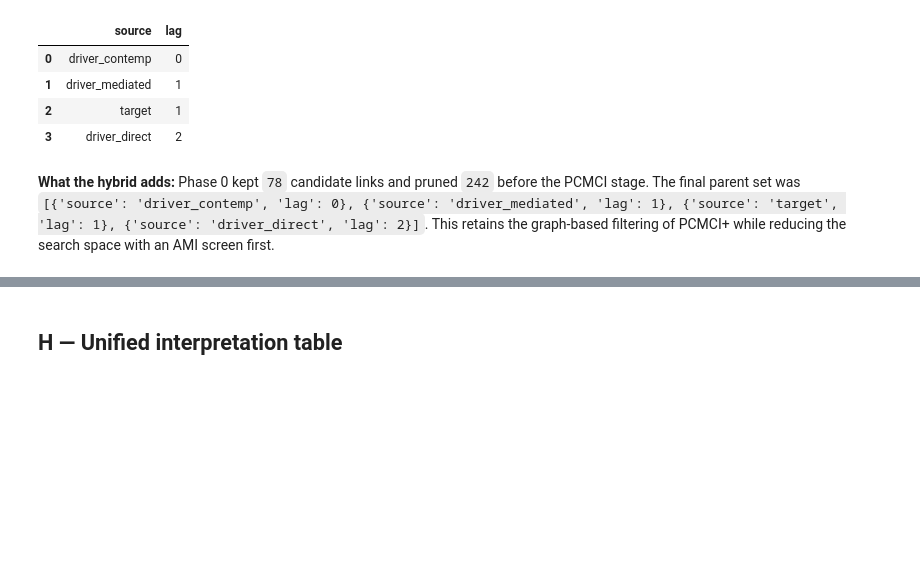
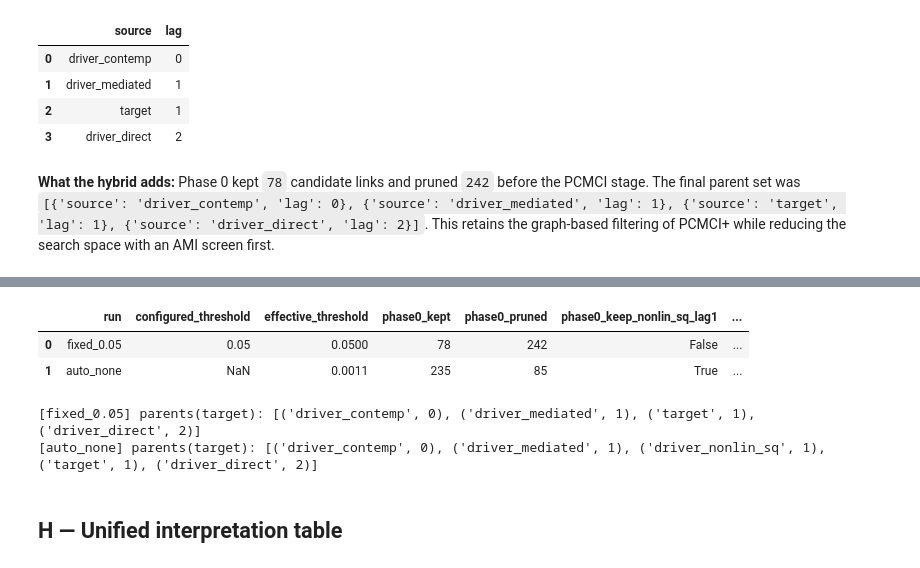
Before and after one commit to AdamKrysztopa/dependence-forecastability, a Jupyter notebook: notebooks/walkthroughs/01_covariant_informative_showcase.ipynb, the cells around one changed output, grey strips where cells are left out. Cells and saved outputs as stored; diff of their text form; code cells hidden in the pictures; blank space fills up the shorter version.

Commit message:
feat: add threshold sensitivity check for nonlinear parents in covariant analysis

```diff
--- a/notebooks/walkthroughs/01_covariant_informative_showcase.ipynb
+++ b/notebooks/walkthroughs/01_covariant_informative_showcase.ipynb
@@ -501,3 +511,64 @@ if bundle_all.pcmci_ami_result is not None:
+# %%
+from forecastability.adapters.pcmci_ami_adapter import PcmciAmiAdapter
+
+benchmark_df_threshold = generate_covariant_benchmark(n=N_BENCHMARK, seed=SEED)
+var_names = ["target", *[c for c in benchmark_df_threshold.columns if c != "target"]]
+panel = np.column_stack([benchmark_df_threshold[name].to_numpy() for name in var_names])
+
+
+def _phase0_kept_lag1(result, source: str) -> bool:
+    return any(
+        score.target == "target" and score.source == source and score.lag == 1
+        for score in result.phase0_mi_scores
+    )
+
+
+def _is_final_parent_lag1(result, source: str) -> bool:
+    return (source, 1) in set(result.causal_graph.parents.get("target", []))
+
+
+threshold_cases = [
+    ("fixed_0.05", 0.05),
+    ("auto_none", None),
+]
+
+rows: list[dict[str, object]] = []
+for label, threshold in threshold_cases:
+    adapter = PcmciAmiAdapter(ami_threshold=threshold)
+    result = adapter.discover_full(
+        panel,
+        var_names,
+        max_lag=MAX_LAG,
+        alpha=0.01,
+        random_state=SEED,
+    )
+    parents_target = sorted(result.causal_graph.parents.get("target", []), key=lambda x: (x[1], x[0]))
+    rows.append(
+        {
+            "run": label,
+            "configured_threshold": threshold,
+            "effective_threshold": result.ami_threshold,
+            "phase0_kept": result.phase0_kept_count,
+            "phase0_pruned": result.phase0_pruned_count,
+            "phase0_keep_nonlin_sq_lag1": _phase0_kept_lag1(result, "driver_nonlin_sq"),
+            "phase0_keep_nonlin_abs_lag1": _phase0_kept_lag1(result, "driver_nonlin_abs"),
+            "final_parent_nonlin_sq_lag1": _is_final_parent_lag1(result, "driver_nonlin_sq"),
+            "final_parent_nonlin_abs_lag1": _is_final_parent_lag1(result, "driver_nonlin_abs"),
+            "final_parents_target": parents_target,
+        }
+    )
+
+threshold_report = pd.DataFrame(rows)
+display(threshold_report)
+
+for row in rows:
+    print(f"[{row['run']}] parents(target): {row['final_parents_target']}")
+# %% [output]
+|  | run | configured_threshold | effective_threshold | phase0_kept | phase0_pruned | phase0_keep_nonlin_sq_lag1 | ... |
+| 0 | fixed_0.05 | 0.05 | 0.0500 | 78 | 242 | False | ... |
+| 1 | auto_none | NaN | 0.0011 | 235 | 85 | True | ... |
+[fixed_0.05] parents(target): [('driver_contemp', 0), ('driver_mediated', 1), ('target', 1), ('driver_direct', 2)]
+[auto_none] parents(target): [('driver_contemp', 0), ('driver_mediated', 1), ('driver_nonlin_sq', 1), ('target', 1), ('driver_direct', 2)]
 # %% [markdown]
 ## H — Unified interpretation table
 # %%
```
Also changed, not shown: parts of 1 cell of this notebook.
